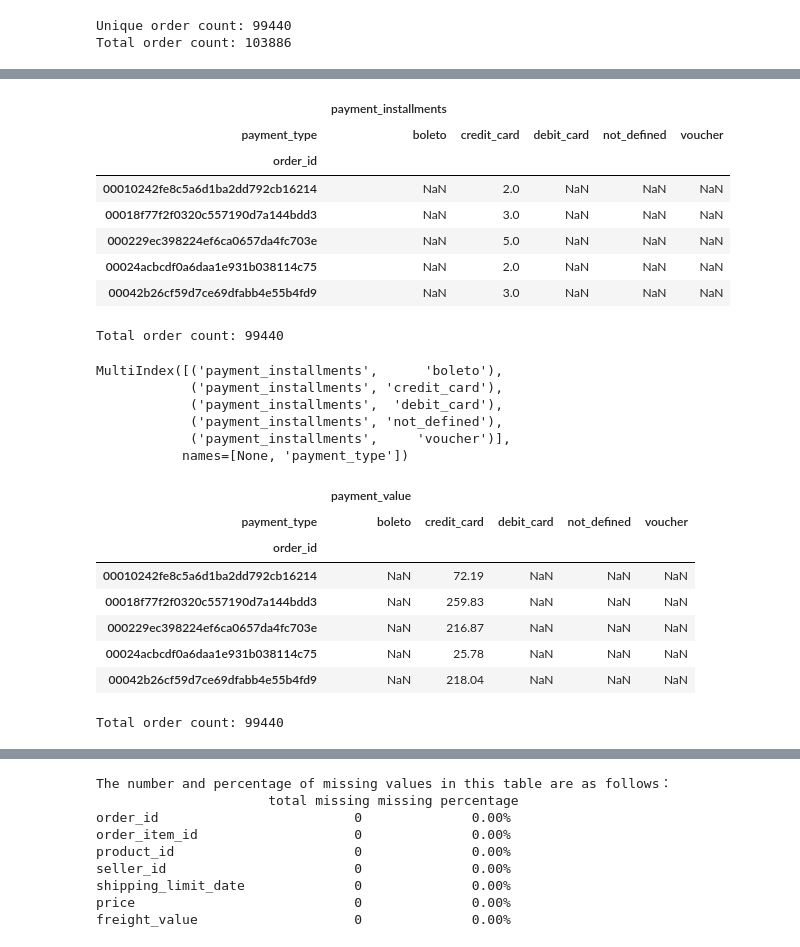
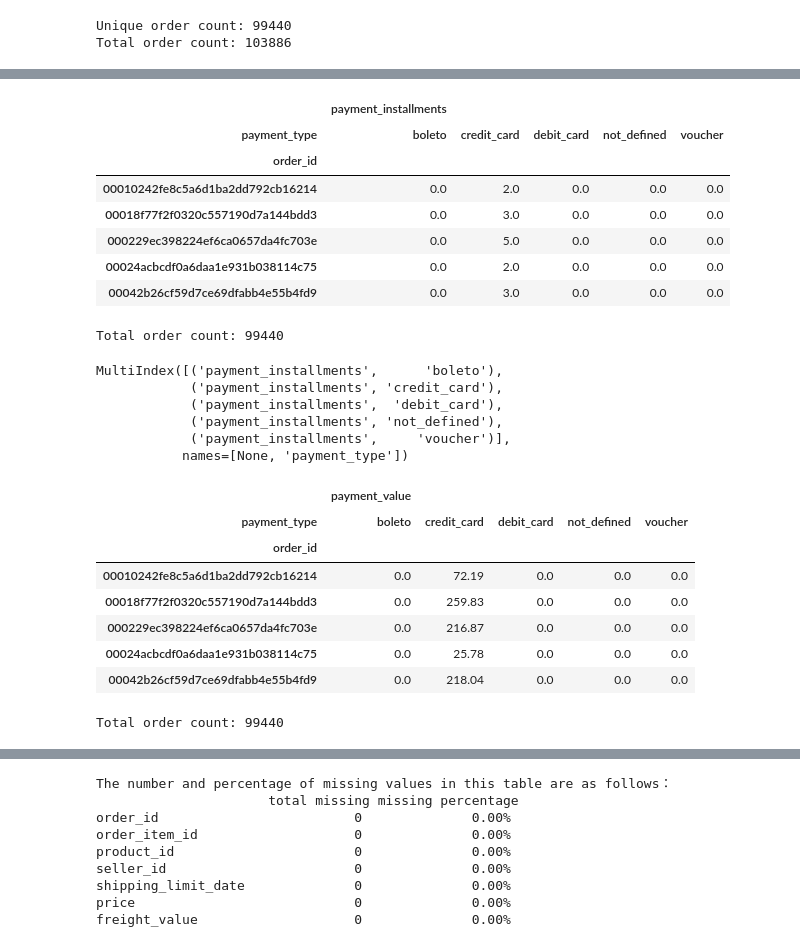
Before and after one commit to hilarylimyuxuan/Customer-Segmentation-Model, a Jupyter notebook: Olist Customer Segmentation Model.ipynb, the cells around one changed output, grey strips where cells are left out. Cells and saved outputs as stored; diff of their text form; code cells hidden in the pictures.

```diff
--- a/Olist Customer Segmentation Model.ipynb
+++ b/Olist Customer Segmentation Model.ipynb
@@ -587,19 +482,20 @@ order_payment_df[order_payment_df.duplicated(['order_id'], keep=False)].sort_val
 # %%
 # pivot payment installments by payment type
 installment_df = order_payment_df[['order_id', 'payment_type', 'payment_installments']].copy()
 installment_df = pd.pivot_table(installment_df, index='order_id', columns='payment_type', aggfunc= {'payment_installments': 'sum'})
+installment_df.fillna(0, inplace = True)
 display(installment_df.head())
 
-# check the order id count
+# check the order payment row count
 print("Total order count:", len(installment_df.index))
 # %% [output]
 |  | payment_installments |  |  |  |  |
 | payment_type | boleto | credit_card | debit_card | not_defined | voucher |
 | order_id |  |  |  |  |  |
-| 00010242fe8c5a6d1ba2dd792cb16214 | NaN | 2.0 | NaN | NaN | NaN |
-| 00018f77f2f0320c557190d7a144bdd3 | NaN | 3.0 | NaN | NaN | NaN |
-| 000229ec398224ef6ca0657da4fc703e | NaN | 5.0 | NaN | NaN | NaN |
-| 00024acbcdf0a6daa1e931b038114c75 | NaN | 2.0 | NaN | NaN | NaN |
-| 00042b26cf59d7ce69dfabb4e55b4fd9 | NaN | 3.0 | NaN | NaN | NaN |
+| 00010242fe8c5a6d1ba2dd792cb16214 | 0.0 | 2.0 | 0.0 | 0.0 | 0.0 |
+| 00018f77f2f0320c557190d7a144bdd3 | 0.0 | 3.0 | 0.0 | 0.0 | 0.0 |
+| 000229ec398224ef6ca0657da4fc703e | 0.0 | 5.0 | 0.0 | 0.0 | 0.0 |
+| 00024acbcdf0a6daa1e931b038114c75 | 0.0 | 2.0 | 0.0 | 0.0 | 0.0 |
+| 00042b26cf59d7ce69dfabb4e55b4fd9 | 0.0 | 3.0 | 0.0 | 0.0 | 0.0 |
 Total order count: 99440
 # %%
@@ -615,6 +512,7 @@ MultiIndex([('payment_installments',      'boleto'),
 # pivot payment values by payment type
 payment_value_df = order_payment_df[['order_id', 'payment_type', 'payment_value']].copy()
 payment_value_df = pd.pivot_table(payment_value_df, index='order_id', columns='payment_type', aggfunc= {'payment_value': 'sum'})
+payment_value_df.fillna(0, inplace = True)
 display(payment_value_df.head())
 
 # check the order id count
@@ -623,11 +521,11 @@ print("Total order count:", len(payment_value_df.index))
 |  | payment_value |  |  |  |  |
 | payment_type | boleto | credit_card | debit_card | not_defined | voucher |
 | order_id |  |  |  |  |  |
-| 00010242fe8c5a6d1ba2dd792cb16214 | NaN | 72.19 | NaN | NaN | NaN |
-| 00018f77f2f0320c557190d7a144bdd3 | NaN | 259.83 | NaN | NaN | NaN |
-| 000229ec398224ef6ca0657da4fc703e | NaN | 216.87 | NaN | NaN | NaN |
-| 00024acbcdf0a6daa1e931b038114c75 | NaN | 25.78 | NaN | NaN | NaN |
-| 00042b26cf59d7ce69dfabb4e55b4fd9 | NaN | 218.04 | NaN | NaN | NaN |
+| 00010242fe8c5a6d1ba2dd792cb16214 | 0.0 | 72.19 | 0.0 | 0.0 | 0.0 |
+| 00018f77f2f0320c557190d7a144bdd3 | 0.0 | 259.83 | 0.0 | 0.0 | 0.0 |
+| 000229ec398224ef6ca0657da4fc703e | 0.0 | 216.87 | 0.0 | 0.0 | 0.0 |
+| 00024acbcdf0a6daa1e931b038114c75 | 0.0 | 25.78 | 0.0 | 0.0 | 0.0 |
+| 00042b26cf59d7ce69dfabb4e55b4fd9 | 0.0 | 218.04 | 0.0 | 0.0 | 0.0 |
 Total order count: 99440
 # %%
 # merge installment and payment value
```
Also changed, not shown: parts of 55 cells of this notebook.
